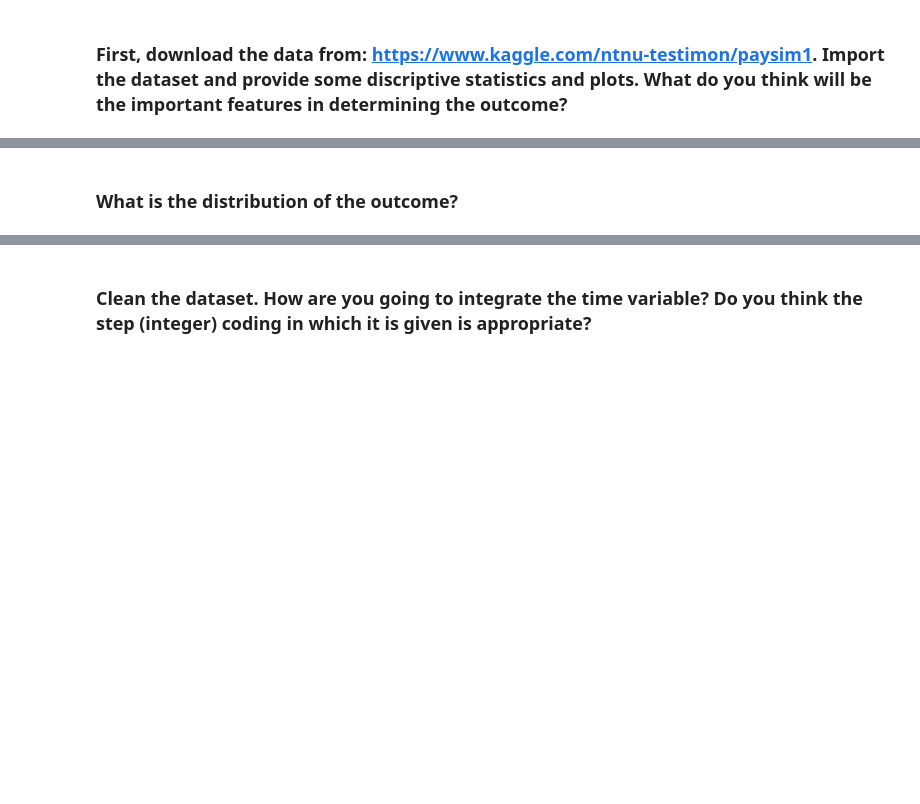
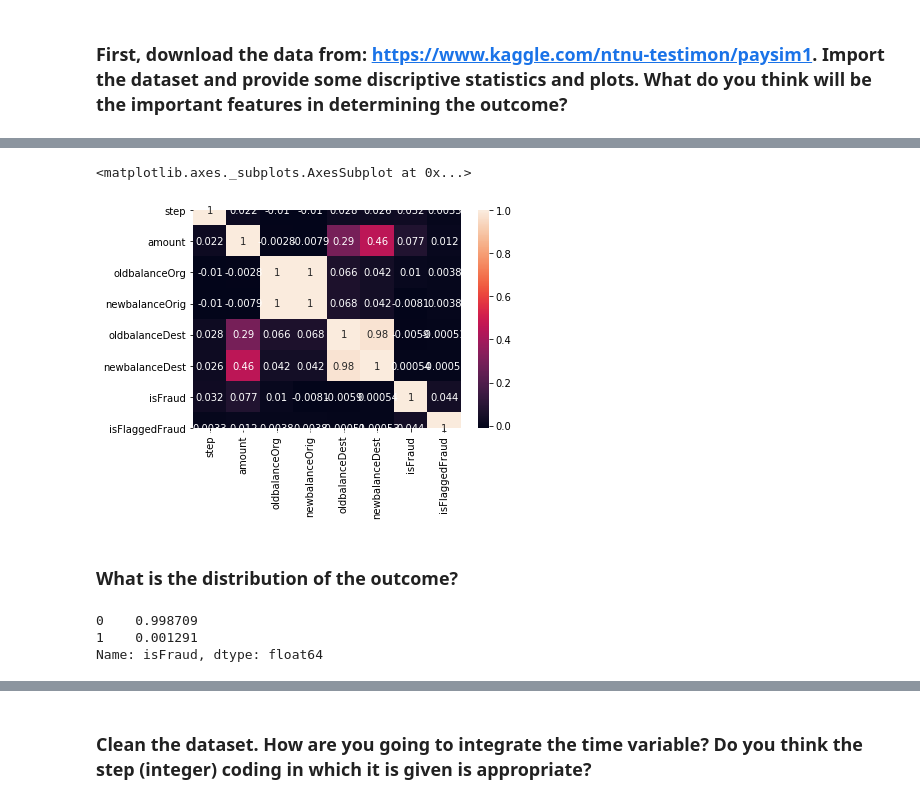
Before and after one commit to ta-datapt-bcn/lab-unbalance, a Jupyter notebook: your-code/lab_inbalance.ipynb, the cells around one changed output, grey strips where cells are left out. Drawn from its saved outputs; the diff is of its cells as text; code cells hidden in the pictures; blank space fills up the shorter version.

```diff
--- a/your-code/lab_inbalance.ipynb
+++ b/your-code/lab_inbalance.ipynb
@@ -10,0 +29,2 @@ Like we disussed in class, when we have noisy data, if we are not careful, we ca
+# %%
+df = pd.read_csv('../data.csv')
@@ -11,4 +78,15 @@ Like we disussed in class, when we have noisy data, if we are not careful, we ca
+# %%
+sns.heatmap(df.corr(), annot=True)
+# %% [output]
+<matplotlib.axes._subplots.AxesSubplot at 0x...>
+[figure, added]
 # %% [markdown]
 ### What is the distribution of the outcome?
+# %%
+df['isFraud'].value_counts()/len(df)
+# %% [output]
+0    0.998709
+1    0.001291
+Name: isFraud, dtype: float64
 # %%
 # Your response here
```
Also changed, not shown: parts of 34 cells of this notebook.
